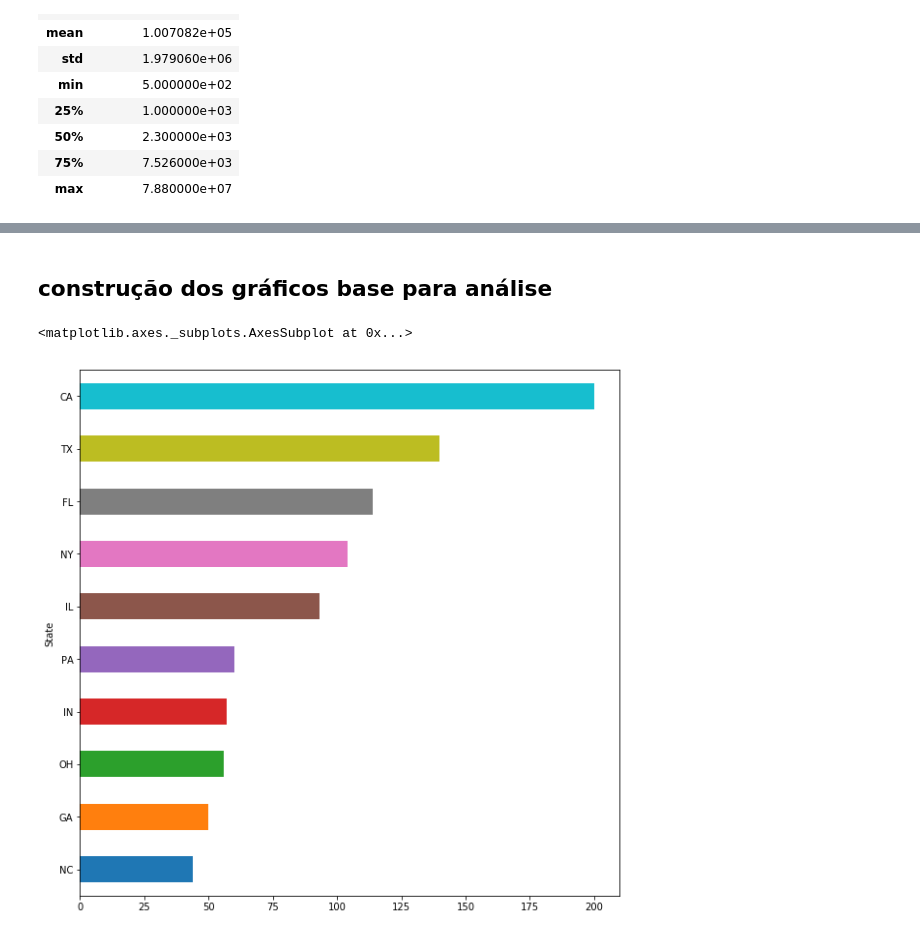
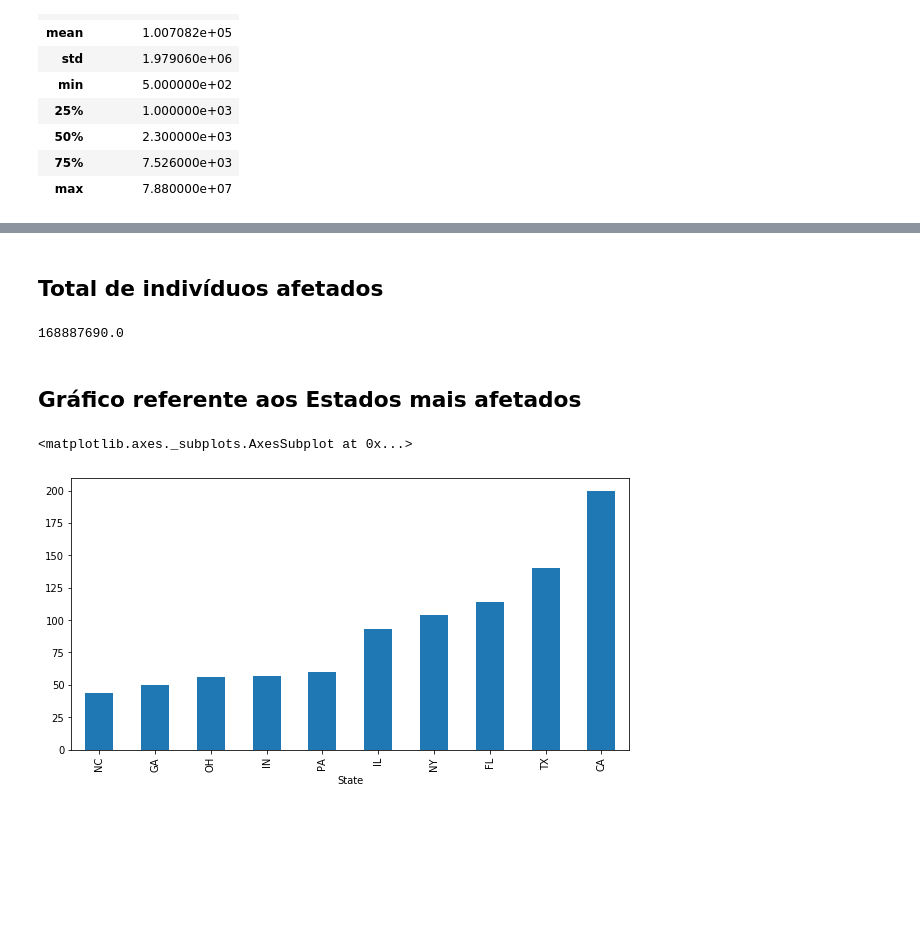
Before and after one commit to leomoreira12/Estudo-de-dados---Cyber-Crimes, a Jupyter notebook: DataAnalysis - Cyber Crimes.ipynb, the cells around one changed output, grey strips where cells are left out. Drawn from its saved outputs; the diff is of its cells as text; code cells hidden in the pictures; blank space fills up the shorter version.

```diff
--- a/DataAnalysis - Cyber Crimes.ipynb
+++ b/DataAnalysis - Cyber Crimes.ipynb
@@ -100,7 +42,13 @@ memory usage: 66.4+ KB
-# %% [markdown]
-## construção dos gráficos base para análise
+# %% [markdown]
+## Total de indivíduos afetados
+# %%
+tab['Individuals Affected'].sum(skipna = True)
+# %% [output]
+168887690.0
+# %% [markdown]
+## Gráfico referente aos Estados mais afetados
 # %%
-tab.groupby('State').size().sort_values().tail(10).plot(kind='barh', figsize=(10,10))
+tab.groupby('State').size().sort_values().tail(10).plot(kind='bar', figsize=(10,5))
 # %% [output]
 <matplotlib.axes._subplots.AxesSubplot at 0x...>
-[figure, old version]
+[figure, new version]
```
Also changed, not shown: parts of 22 cells of this notebook.
